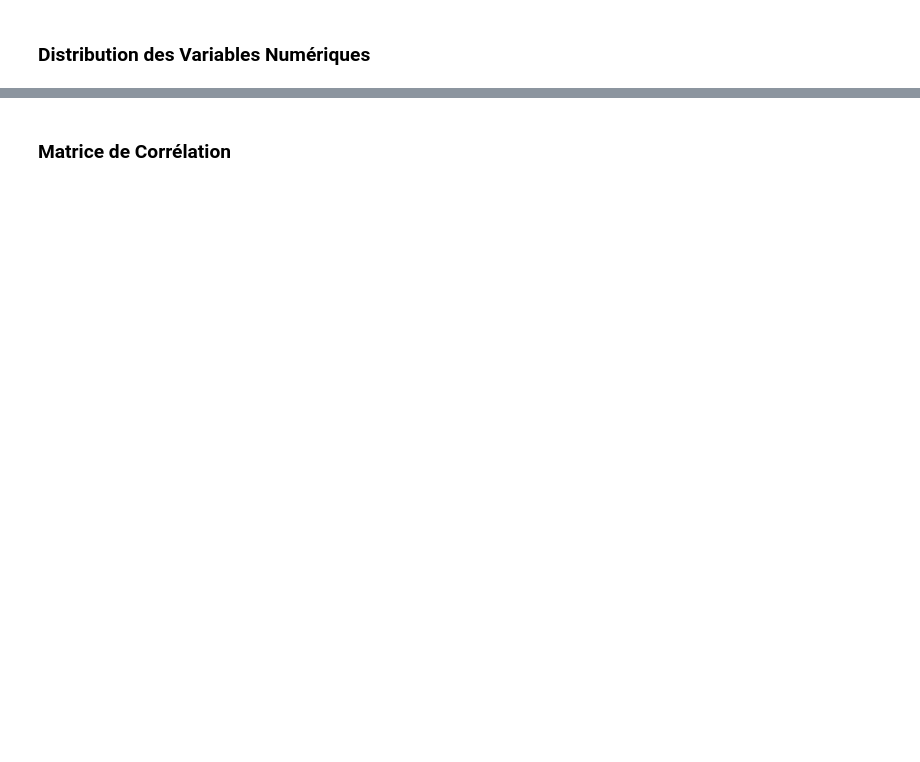
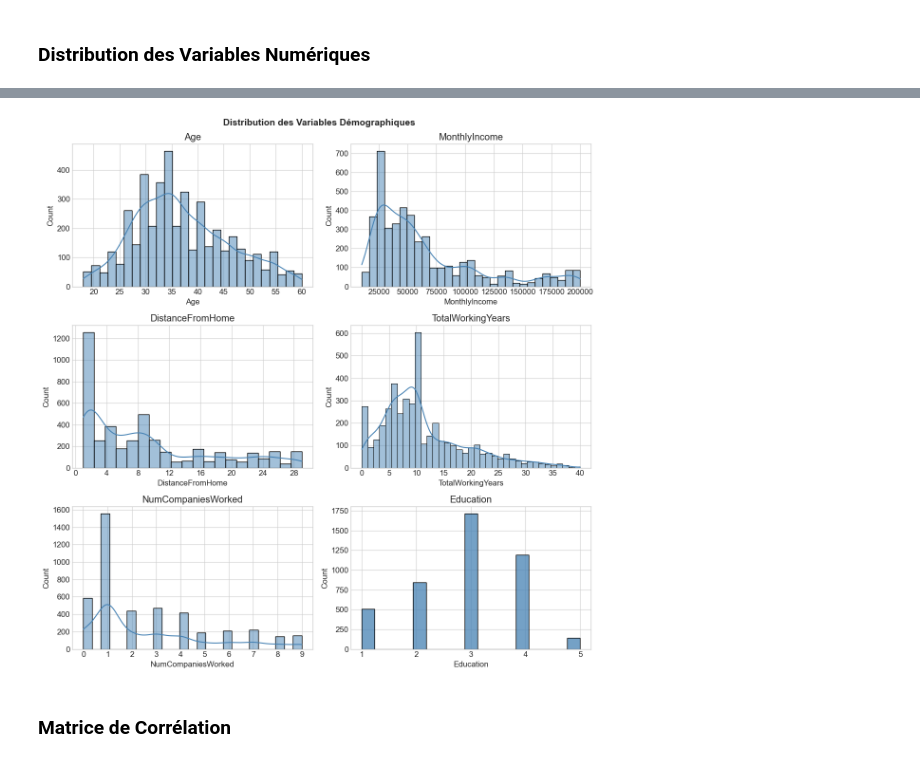
Before and after one commit to ChachURSS/IA-A3, a Jupyter notebook: livrables/03_presentation_notebook.ipynb, the cells around one changed output, grey strips where cells are left out. Drawn from its saved outputs; the diff is of its cells as text; code cells hidden in the pictures; blank space fills up the shorter version.

Commit message:
correction des graphiques

```diff
--- a/livrables/03_presentation_notebook.ipynb
+++ b/livrables/03_presentation_notebook.ipynb
@@ -255,20 +347,34 @@ if df is not None:
 # %%
 if df is not None and FULL_DATASET:
     # Variables démographiques
-    demo_cols = ['Age', 'MonthlyIncome', 'DistanceFromHome', 'TotalWorkingYears']
+    demo_cols = ['Age', 'MonthlyIncome', 'DistanceFromHome', 'TotalWorkingYears', 'NumCompaniesWorked', 'Education']
     available_demo = [c for c in demo_cols if c in df.columns]
 
     if available_demo:
-        fig, axes = plt.subplots(2, 2, figsize=(12, 10))
+        n_vars = len(available_demo)
+        n_cols = 2  # Nombre de colonnes dans la grille (fixe)
+        n_rows = int((n_vars + n_cols - 1) // n_cols)  # Division entière arrondie vers le haut
+
+        fig, axes = plt.subplots(n_rows, n_cols, figsize=(12, n_rows * 4))
         axes = axes.flatten()
 
         for i, col in enumerate(available_demo):
-            sns.histplot(df[col], ax=axes[i], kde=True, color='steelblue')
+            # Pas de ligne KDE pour Education, mais oui pour les autres
+            show_kde = (col != 'Education')
+            sns.histplot(df[col], ax=axes[i], kde=show_kde, color='steelblue')
             axes[i].set_title(col)
+            # Forcer les valeurs entières sur l'axe x
+            axes[i].xaxis.set_major_locator(plt.MaxNLocator(integer=True))
+
+        # Cacher les axes vides
+        for j in range(i + 1, len(axes)):
+            axes[j].set_visible(False)
 
         plt.suptitle('Distribution des Variables Démographiques', fontsize=14, fontweight='bold')
         plt.tight_layout()
         plt.show()
+# %% [output]
+[figure, added]
 # %% [markdown]
 ### Matrice de Corrélation
 # %%
```
Also changed, not shown: parts of 30 cells of this notebook.
